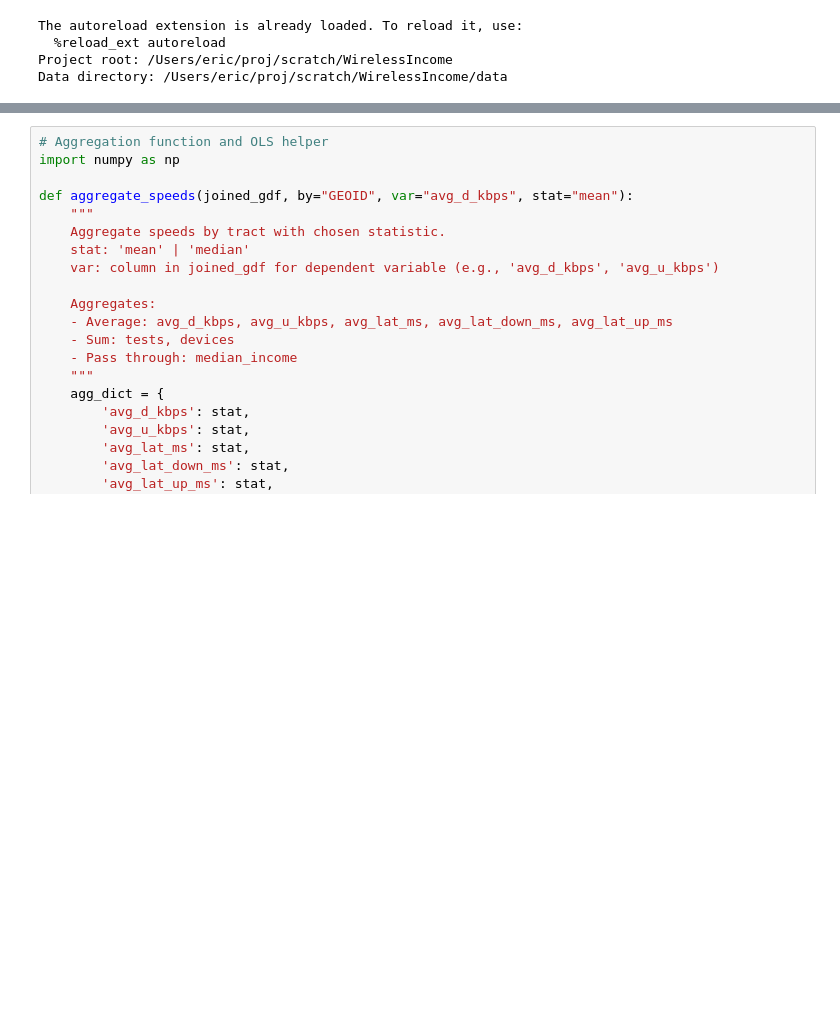
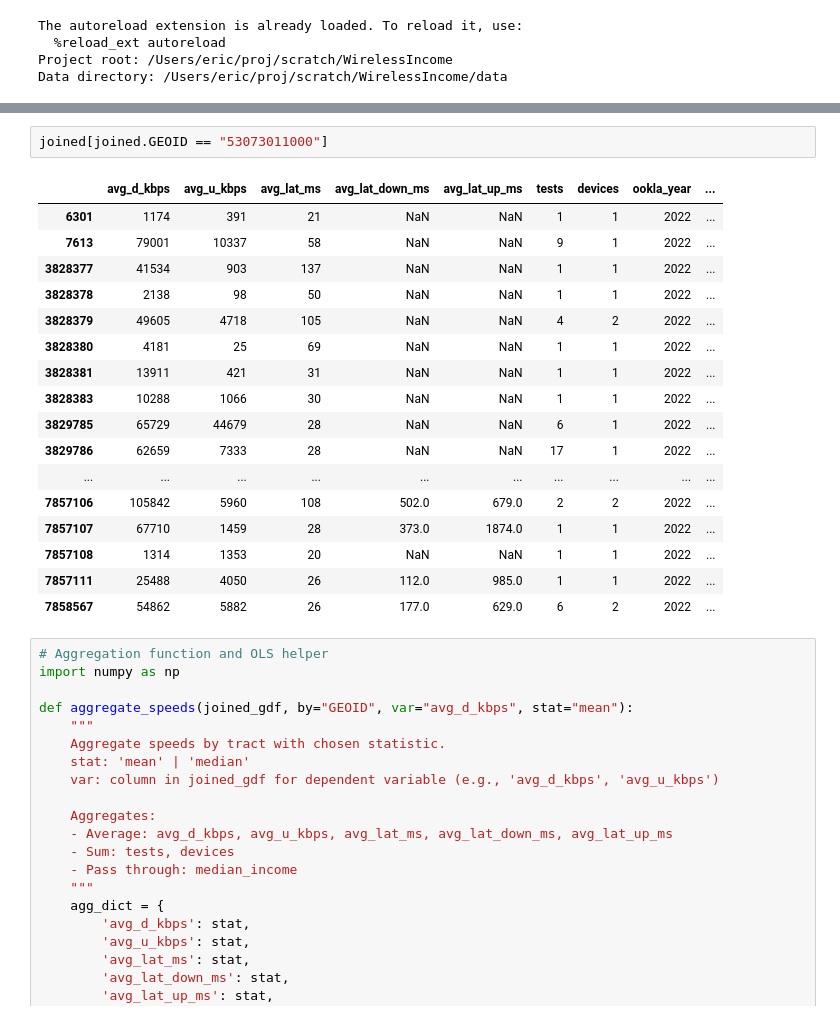
Before and after one commit to maxbusboom/WirelessIncome, a Jupyter notebook: notebooks/ericbusboom/03_ols.ipynb, the cells around one changed output, grey strips where cells are left out. Saved outputs shown, nothing was run; the diff lists cells and outputs as text; blank space fills up the shorter version.

```diff
--- a/notebooks/ericbusboom/03_ols.ipynb
+++ b/notebooks/ericbusboom/03_ols.ipynb
@@ -77,6 +78,26 @@ Joined rows: 2473948
 | 7655 | 82789 | 9935 | 41 | NaN | NaN | 2 | 1 | 2022 | ... |
 | 7656 | 267211 | 50343 | 28 | NaN | NaN | 2 | 2 | 2022 | ... |
 | 7657 | 144491 | 16647 | 26 | NaN | NaN | 1 | 1 | 2022 | ... |
+# %%
+joined[joined.GEOID == "53073011000"]
+# %% [output]
+|  | avg_d_kbps | avg_u_kbps | avg_lat_ms | avg_lat_down_ms | avg_lat_up_ms | tests | devices | ookla_year | ... |
+| 6301 | 1174 | 391 | 21 | NaN | NaN | 1 | 1 | 2022 | ... |
+| 7613 | 79001 | 10337 | 58 | NaN | NaN | 9 | 1 | 2022 | ... |
+| 3828377 | 41534 | 903 | 137 | NaN | NaN | 1 | 1 | 2022 | ... |
+| 3828378 | 2138 | 98 | 50 | NaN | NaN | 1 | 1 | 2022 | ... |
+| 3828379 | 49605 | 4718 | 105 | NaN | NaN | 4 | 2 | 2022 | ... |
+| 3828380 | 4181 | 25 | 69 | NaN | NaN | 1 | 1 | 2022 | ... |
+| 3828381 | 13911 | 421 | 31 | NaN | NaN | 1 | 1 | 2022 | ... |
+| 3828383 | 10288 | 1066 | 30 | NaN | NaN | 1 | 1 | 2022 | ... |
+| 3829785 | 65729 | 44679 | 28 | NaN | NaN | 6 | 1 | 2022 | ... |
+| 3829786 | 62659 | 7333 | 28 | NaN | NaN | 17 | 1 | 2022 | ... |
+| ... | ... | ... | ... | ... | ... | ... | ... | ... | ... |
+| 7857106 | 105842 | 5960 | 108 | 502.0 | 679.0 | 2 | 2 | 2022 | ... |
+| 7857107 | 67710 | 1459 | 28 | 373.0 | 1874.0 | 1 | 1 | 2022 | ... |
+| 7857108 | 1314 | 1353 | 20 | NaN | NaN | 1 | 1 | 2022 | ... |
+| 7857111 | 25488 | 4050 | 26 | 112.0 | 985.0 | 1 | 1 | 2022 | ... |
+| 7858567 | 54862 | 5882 | 26 | 177.0 | 629.0 | 6 | 2 | 2022 | ... |
 # %%
 # Aggregation function and OLS helper
 import numpy as np
```
Also changed, not shown: parts of 5 cells of this notebook, 1 other file.
